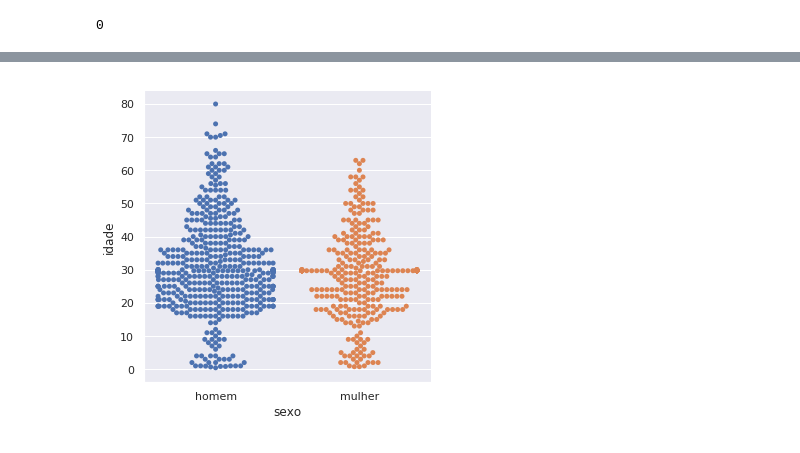
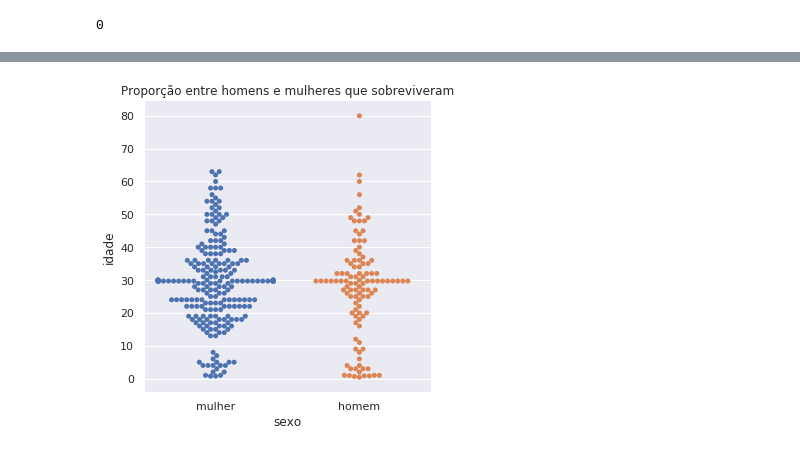
Before and after one commit to pablonieto02/udacity, a Jupyter notebook: Projeto_02/Projeto_02.ipynb, the cells around one changed output, grey strips where cells are left out. Cells and saved outputs as stored; diff of their text form; code cells hidden in the pictures.

```diff
--- a/Projeto_02/Projeto_02.ipynb
+++ b/Projeto_02/Projeto_02.ipynb
@@ -96,4 +98,5 @@ sns.countplot(x='classe', hue='sexo', data=df)
 # %%
-sns.catplot(x='sexo', y='idade', kind='swarm', data=df);
+sns.catplot(x='sexo', y='idade', kind='swarm', data=df.query('sobrevivente == "sim"'));
+plt.title('Proporção de homens e mulheres que sobreviveram');
 # %% [output]
-[figure, old version]
+[figure, new version]
```
Also changed, not shown: parts of 12 cells of this notebook, 8 other files.
